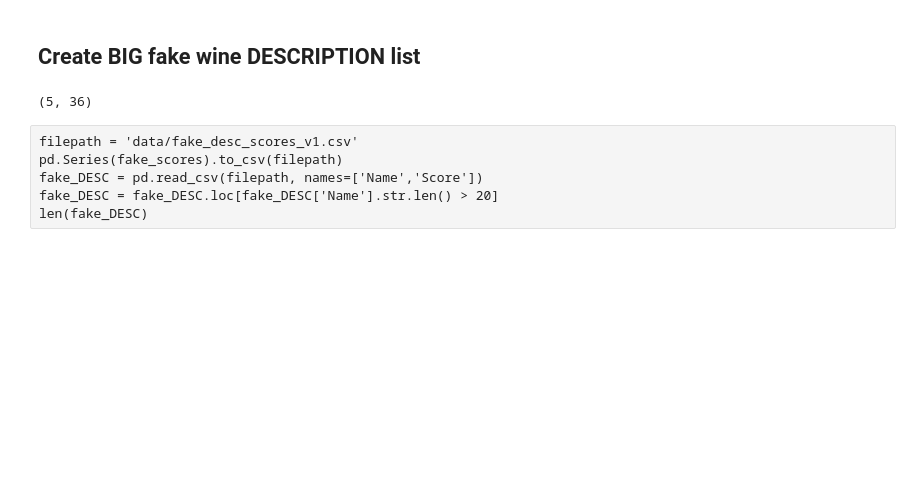
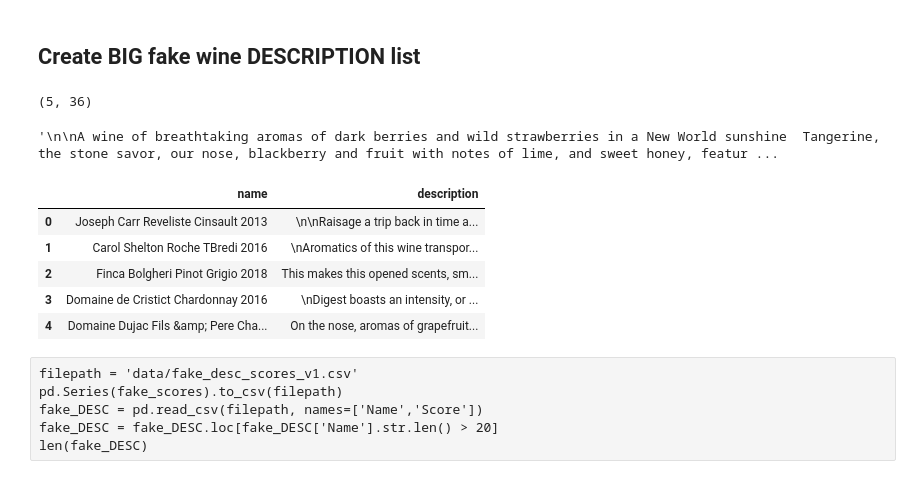
Before and after one commit to cipher982/this-wine-does-not-exist, a Jupyter notebook: 4_char_model_DESCS_v1.ipynb, the cells around one changed output. Cells and saved outputs as stored; diff of their text form; code cells hidden in the pictures; blank space fills up the shorter version.

```diff
--- a/4_char_model_DESCS_v1.ipynb
+++ b/4_char_model_DESCS_v1.ipynb
@@ -213,6 +213,10 @@ Lajoro AlboN, founde
 seed.shape
 # %% [output]
 (5, 36)
+# %%
+gen_conc
+# %% [output]
+'\n\nA wine of breathtaking aromas of dark berries and wild strawberries in a New World sunshine  Tangerine, the stone savor, our nose, blackberry and fruit with notes of lime, and sweet honey, featur ...
 # %%
 BATCH_SIZE = 1
 PREDICT_LEN = 600
@@ -274,3 +277,13 @@ pd.DataFrame(fake_DESC, columns=['Description'])\
+# %%
+pd.DataFrame({'name'        : fake_NAME,
+              'description' : fake_DESC}).head()
+# %% [output]
+|  | name | description |
+| 0 | Joseph Carr Reveliste Cinsault 2013 | \n\nRaisage a trip back in time a... |
+| 1 | Carol Shelton Roche TBredi 2016 | \nAromatics of this wine transpor... |
+| 2 | Finca Bolgheri Pinot Grigio 2018 | This makes this opened scents, sm... |
+| 3 | Domaine de Cristict Chardonnay 2016 | \nDigest boasts an intensity, or ... |
+| 4 | Domaine Dujac Fils &amp; Pere Cha... | On the nose, aromas of grapefruit... |
 # %% [raw]
 filepath = 'data/fake_desc_scores_v1.csv'
 pd.Series(fake_scores).to_csv(filepath)
```
Also changed, not shown: parts of 3 cells of this notebook, 10 other files.
